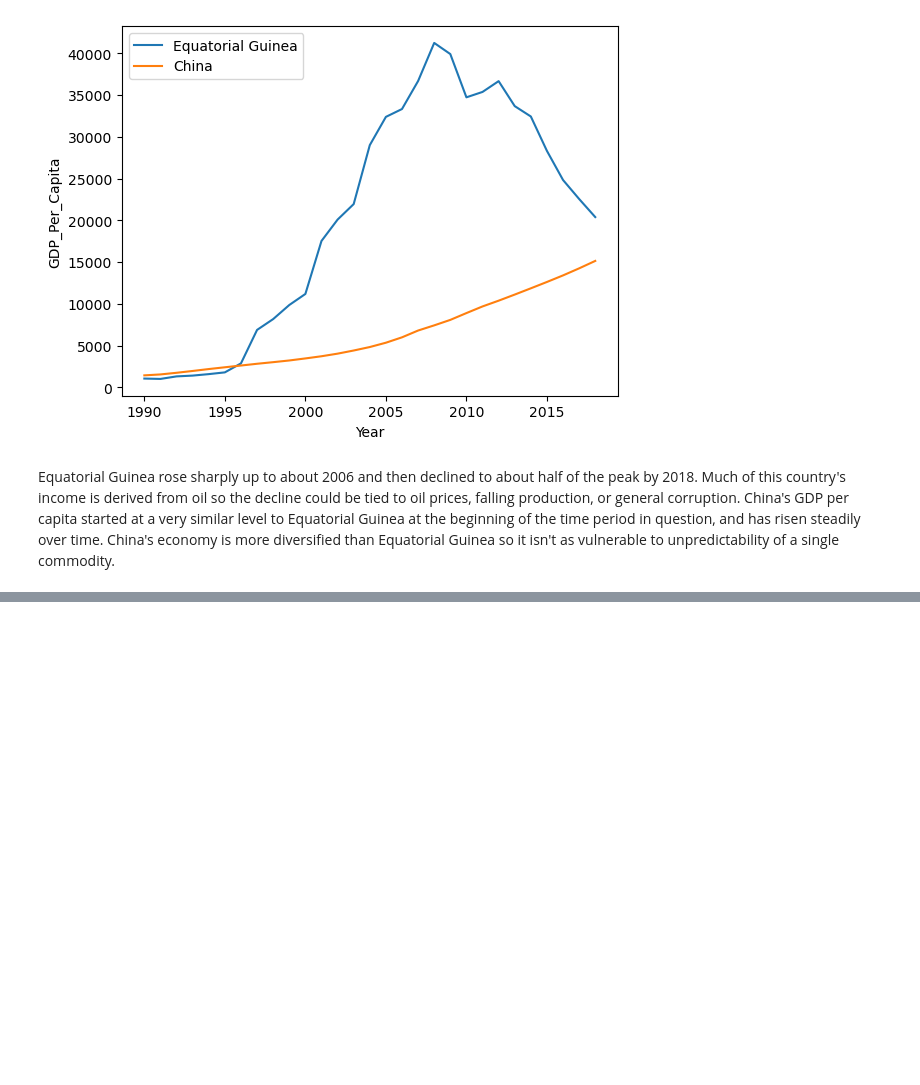
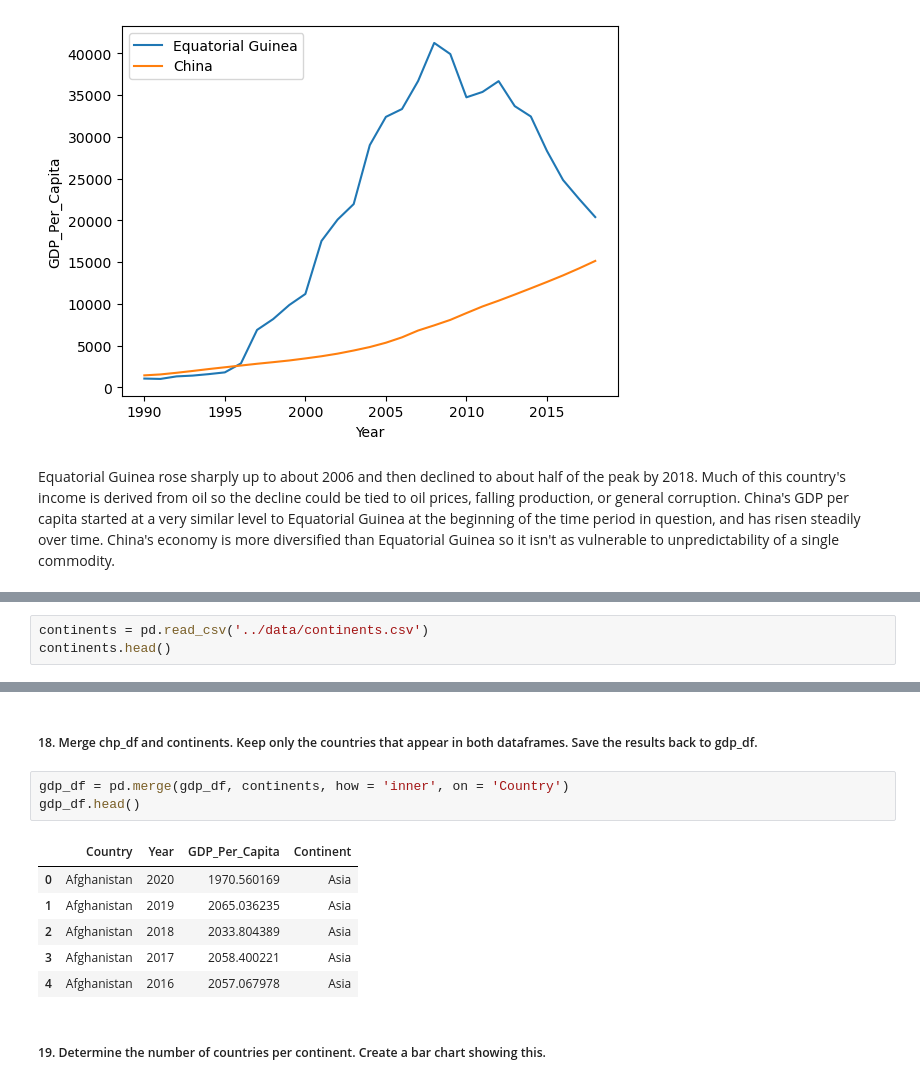
Before and after one commit to nss-data-science-cohort-7/un-exploration-tfwhitesell, a Jupyter notebook: notebooks/UN_Data_Exploration.ipynb, the cells around one changed output, grey strips where cells are left out. Drawn from its saved outputs; the diff is of its cells as text; blank space fills up the shorter version.

```diff
--- a/notebooks/UN_Data_Exploration.ipynb
+++ b/notebooks/UN_Data_Exploration.ipynb
@@ -237,0 +240,3 @@ Equatorial Guinea rose sharply up to about 2006 and then declined to about half
+# %%
+continents = pd.read_csv('../data/continents.csv')
+continents.head()
@@ -237,0 +250,14 @@ Equatorial Guinea rose sharply up to about 2006 and then declined to about half
+# %% [markdown]
+##### 18. Merge chp_df and continents. Keep only the countries that appear in both dataframes. Save the results back to gdp_df.
+# %%
+gdp_df = pd.merge(gdp_df, continents, how = 'inner', on = 'Country')
+gdp_df.head()
+# %% [output]
+|  | Country | Year | GDP_Per_Capita | Continent |
+| 0 | Afghanistan | 2020 | 1970.560169 | Asia |
+| 1 | Afghanistan | 2019 | 2065.036235 | Asia |
+| 2 | Afghanistan | 2018 | 2033.804389 | Asia |
+| 3 | Afghanistan | 2017 | 2058.400221 | Asia |
+| 4 | Afghanistan | 2016 | 2057.067978 | Asia |
+# %% [markdown]
+##### 19. Determine the number of countries per continent. Create a bar chart showing this.
```
Also changed, not shown: parts of 2 cells of this notebook.
